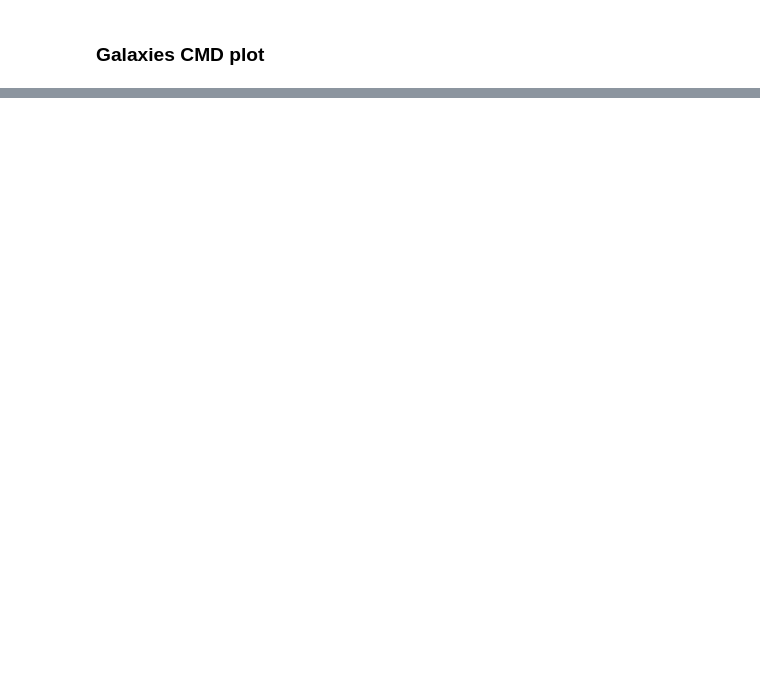
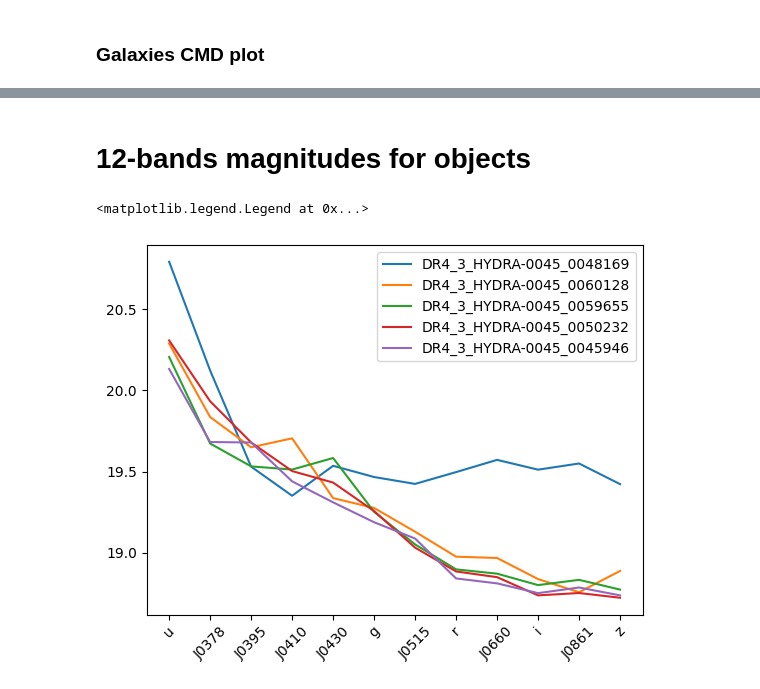
Before and after one commit to felipefer42/XLVII_SAB_workshop, a Jupyter notebook: content/hands-on/1st_science_case_solution.ipynb, the cells around one changed output, grey strips where cells are left out. Drawn from its saved outputs; the diff is of its cells as text; code cells hidden in the pictures; blank space fills up the shorter version.

```diff
--- a/content/hands-on/1st_science_case_solution.ipynb
+++ b/content/hands-on/1st_science_case_solution.ipynb
@@ -182,0 +185,20 @@ Text(0, 0.5, 'N')
+# %% [markdown]
+# 12-bands magnitudes for objects
+# %%
+x = np.array(objects_table[f'J0660_{apperture}_dual'])
+iS = np.argsort(x)[::-1]
+ids = np.array(objects_table['ID_sqg'])
+f, ax = plt.subplots()
+for i in iS[:5]:
+    mag__l = []
+    for band in splus_bands:
+        x = np.array(objects_table[f'{band}_{apperture}_dual'])[i]
+        mag__l.append(x)
+    mag__l = np.asarray(mag__l)
+    ax.plot(mag__l, label=ids[i])
+    ax.set_xticks(np.arange(len(splus_bands)))
+    ax.set_xticklabels(splus_bands, rotation=45)
+ax.legend()
+# %% [output]
+<matplotlib.legend.Legend at 0x...>
+[figure, added]
```
Also changed, not shown: parts of 7 cells of this notebook.
